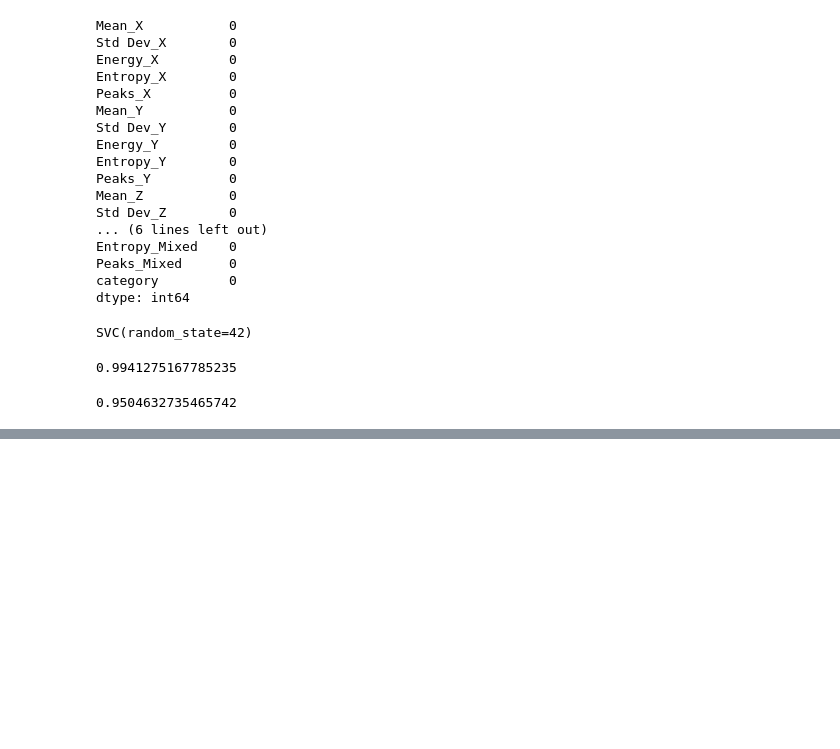
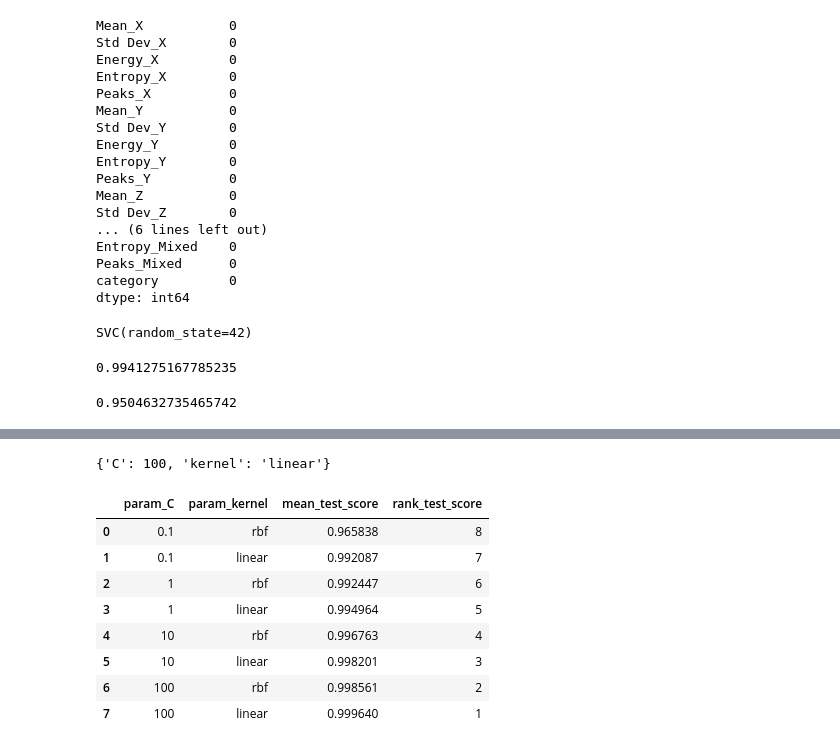
Before and after one commit to cepdnaclk/e19-co544-Hand-Tremor-Based-Biometric-Recognition, a Jupyter notebook: code/SVM.ipynb, the cells around one changed output, grey strips where cells are left out. Saved outputs shown, nothing was run; the diff lists cells and outputs as text; code cells hidden in the pictures; blank space fills up the shorter version.

Commit message:
some parameter tunings in SVM

```diff
--- a/code/SVM.ipynb
+++ b/code/SVM.ipynb
@@ -712,0 +715,10 @@ cv_scores.mean()
+# %%
+# Define the parameter grid for hyperparameter tuning
+param_grid = {
+    'C': [0.1, 1, 10, 100],
+    'kernel': ['rbf', 'linear']
+}
+
+# Initialize the GridSearchCV object
+grid = GridSearchCV(SVC(gamma = 'auto'), param_grid, refit=True, verbose=2, cv  = 5)
+grid.fit(x_train, y_train)
@@ -712,0 +746,17 @@ cv_scores.mean()
+# %%
+grid.best_params_
+# %% [output]
+{'C': 100, 'kernel': 'linear'}
+# %%
+result = pd.DataFrame(grid.cv_results_)
+result[['param_C', 'param_kernel', 'mean_test_score', 'rank_test_score']]
+# %% [output]
+|  | param_C | param_kernel | mean_test_score | rank_test_score |
+| 0 | 0.1 | rbf | 0.965838 | 8 |
+| 1 | 0.1 | linear | 0.992087 | 7 |
+| 2 | 1 | rbf | 0.992447 | 6 |
+| 3 | 1 | linear | 0.994964 | 5 |
+| 4 | 10 | rbf | 0.996763 | 4 |
+| 5 | 10 | linear | 0.998201 | 3 |
+| 6 | 100 | rbf | 0.998561 | 2 |
+| 7 | 100 | linear | 0.999640 | 1 |
```
Also changed, not shown: parts of 5 cells of this notebook.
